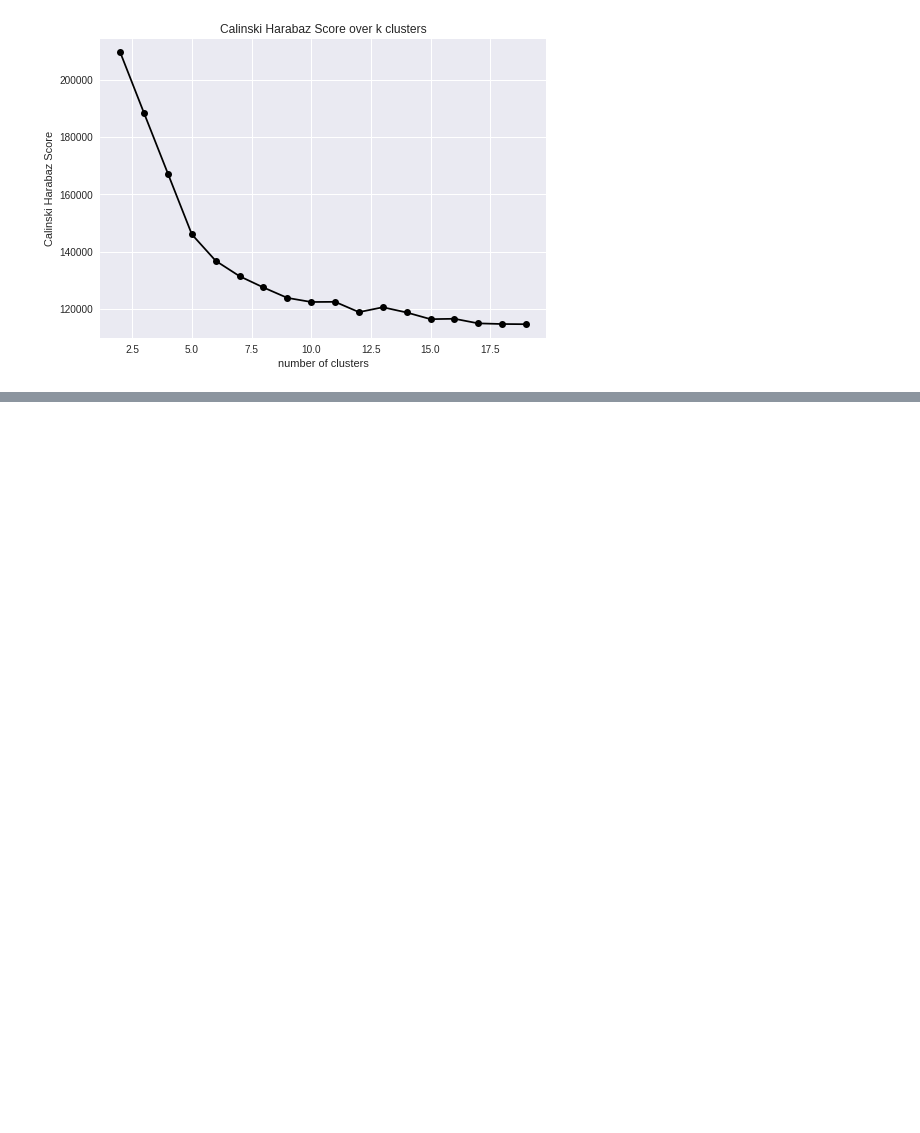
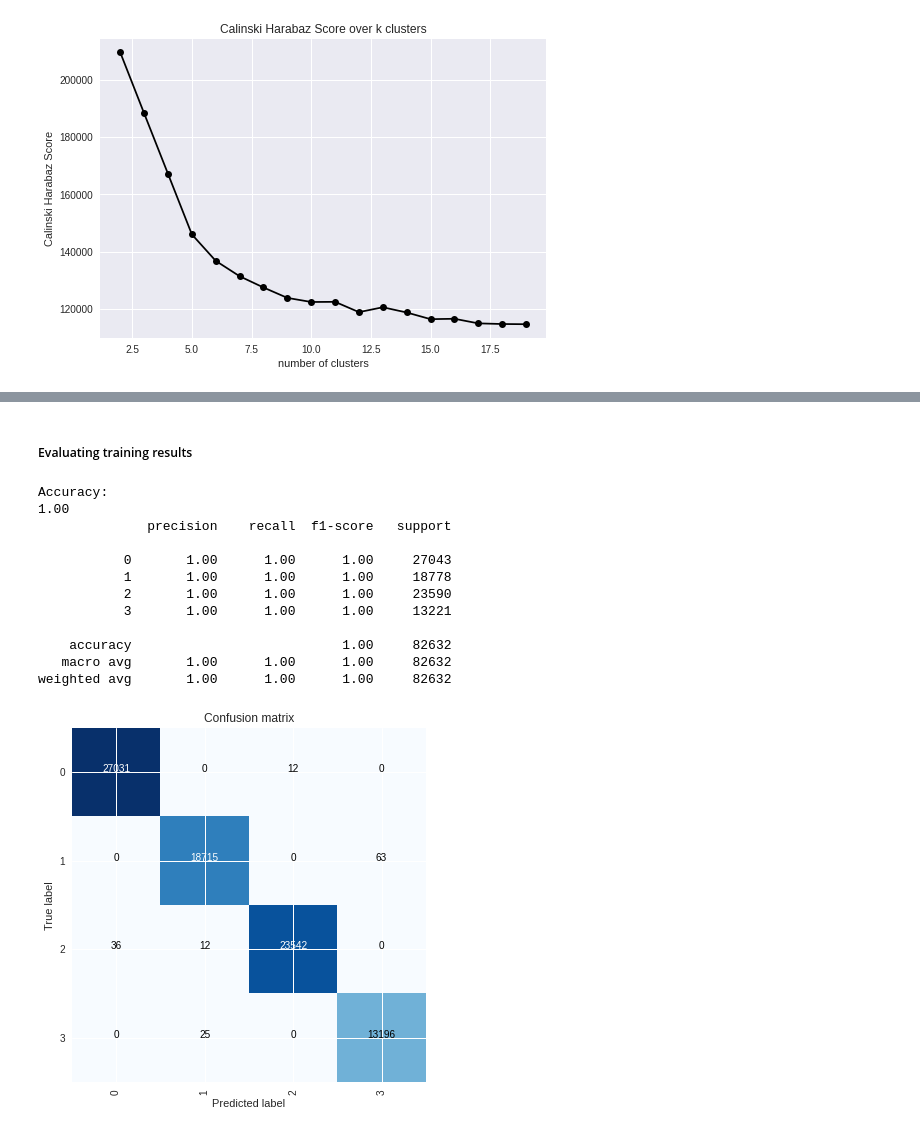
Before and after one commit to dehoyosb/MinJusticia_team77_DS4A_Project, a Jupyter notebook: app/unsupervised_learning_daniel.ipynb, the cells around one changed output, grey strips where cells are left out. Saved outputs shown, nothing was run; the diff lists cells and outputs as text; code cells hidden in the pictures; blank space fills up the shorter version.

```diff
--- a/app/unsupervised_learning_daniel.ipynb
+++ b/app/unsupervised_learning_daniel.ipynb
@@ -689,0 +491,3 @@ ax.set(title='Calinski Harabaz Score over k clusters',
+# %%
+final_kmeas = KMeans(n_clusters=4, random_state=42).fit(data_enc)
+cluster_labels = final_kmeas.predict(data_enc)
@@ -689,0 +537,13 @@ ax.set(title='Calinski Harabaz Score over k clusters',
+# %%
+def classifier_results(prediction, labels, classes, show_plots):
+    """ Muestra los resultados de accuracy, presenta los resultados de precision, recall y f1-score
+    y genera la matriz de confusion para el conjunto de datos."""
+
+    print('\nAccuracy:\n{0:.2f}'.format(accuracy_score(labels, prediction)))
+
+    print(classification_report(labels, prediction, digits=2, target_names = classes))
+
+    if show_plots:
+        plot_confusion_matrix(labels, prediction, classes)
+
+    return classification_report(labels, prediction, digits=2, output_dict=True)
@@ -689,0 +688,7 @@ ax.set(title='Calinski Harabaz Score over k clusters',
+# %%
+# train/test split
+X_train, X_test, Y_train, Y_test = train_test_split(data_enc,
+                                                    cluster_labels,
+                                                    test_size=0.2,
+                                                    shuffle=True,
+                                                    random_state=42)
@@ -689,0 +709,28 @@ ax.set(title='Calinski Harabaz Score over k clusters',
+# %%
+clf = LogisticRegression(random_state=42,
+                         max_iter = 100,
+                         solver = 'sag',
+                         class_weight = 'balanced',
+                         tol = 1e-4,
+                         C = ).fit(X_train, Y_train)
+# %% [markdown]
+##### Evaluating training results
+# %%
+cr_train = classifier_results(prediction = pd.DataFrame(clf.predict(X_train))[0].astype(str).values,
+                               labels = pd.DataFrame(Y_train)[0].astype(str).values,
+                               classes = [str(cl) for cl in clf.classes_],
+                               show_plots = True)
+# %% [output]
+Accuracy:
+1.00
+              precision    recall  f1-score   support
+
+           0       1.00      1.00      1.00     27043
+           1       1.00      1.00      1.00     18778
+           2       1.00      1.00      1.00     23590
+           3       1.00      1.00      1.00     13221
+
+    accuracy                           1.00     82632
+   macro avg       1.00      1.00      1.00     82632
+weighted avg       1.00      1.00      1.00     82632
+[figure, added]
```
Also changed, not shown: parts of 51 cells of this notebook.
